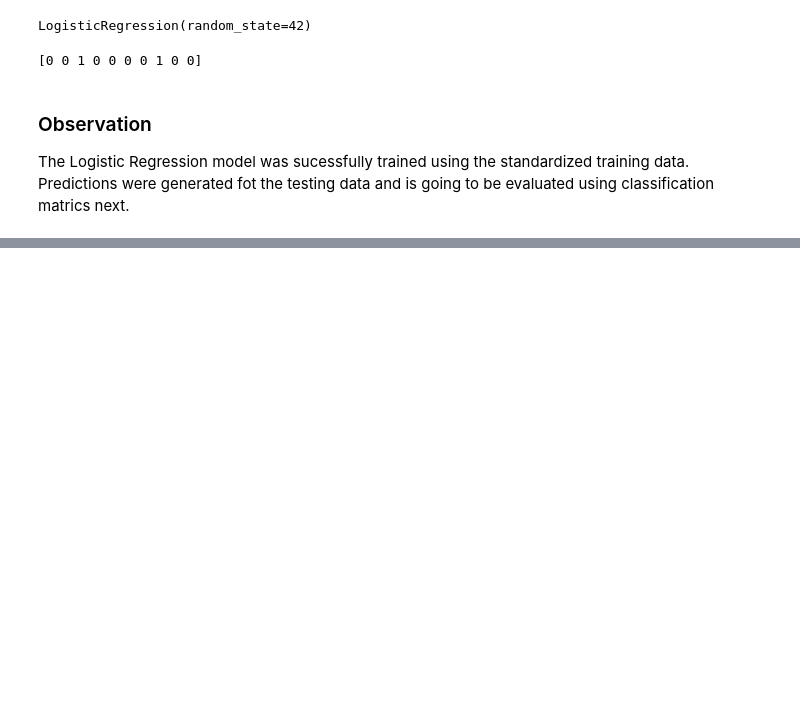
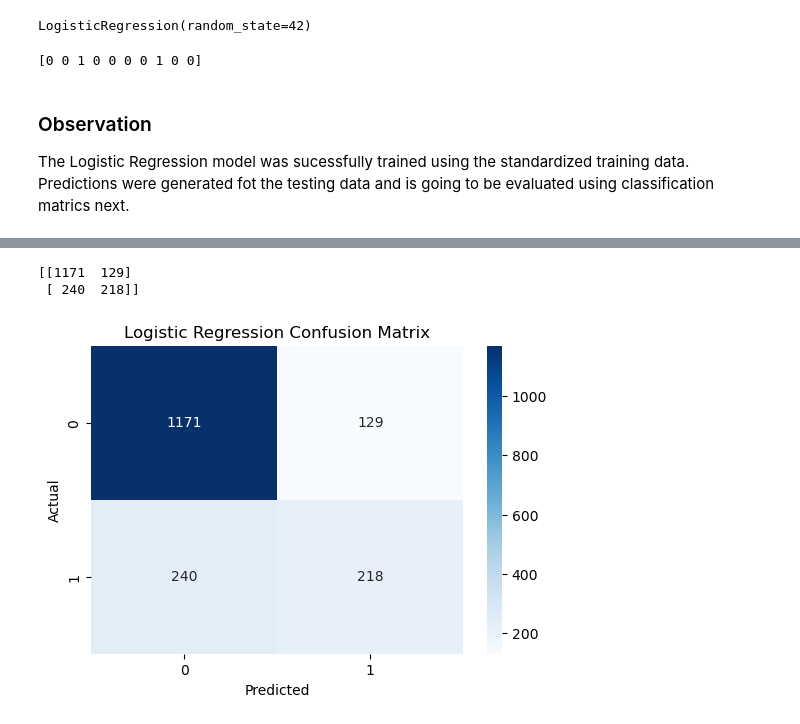
Before and after one commit to Januui/telecom-customer-churn-intelligence-platform, a Jupyter notebook: notebooks/5_model_training.ipynb, the cells around one changed output, grey strips where cells are left out. Saved outputs shown, nothing was run; the diff lists cells and outputs as text; code cells hidden in the pictures; blank space fills up the shorter version.

Commit message:
Evaluate logistic regression model.

```diff
--- a/notebooks/5_model_training.ipynb
+++ b/notebooks/5_model_training.ipynb
@@ -176,0 +205,29 @@ The Logistic Regression model was sucessfully trained using the standardized tra
+# %%
+# Generate confusion matrix
+
+lr_con= confusion_matrix(y_test, lr_pred)
+print(lr_con)
+# %% [output]
+[[1171  129]
+ [ 240  218]]
+# %%
+import seaborn as sns
+import matplotlib.pyplot as plt
+
+#Plot confusion matrix
+
+plt.figure(figsize=(6,4))
+
+sns.heatmap(
+    lr_con,
+    annot=True,
+    fmt="d",
+    cmap="Blues"
+)
+
+plt.title("Logistic Regression Confusion Matrix")
+plt.xlabel("Predicted")
+plt.ylabel("Actual")
+plt.show()
+# %% [output]
+[figure, added]
```
Also changed, not shown: parts of 6 cells of this notebook.
